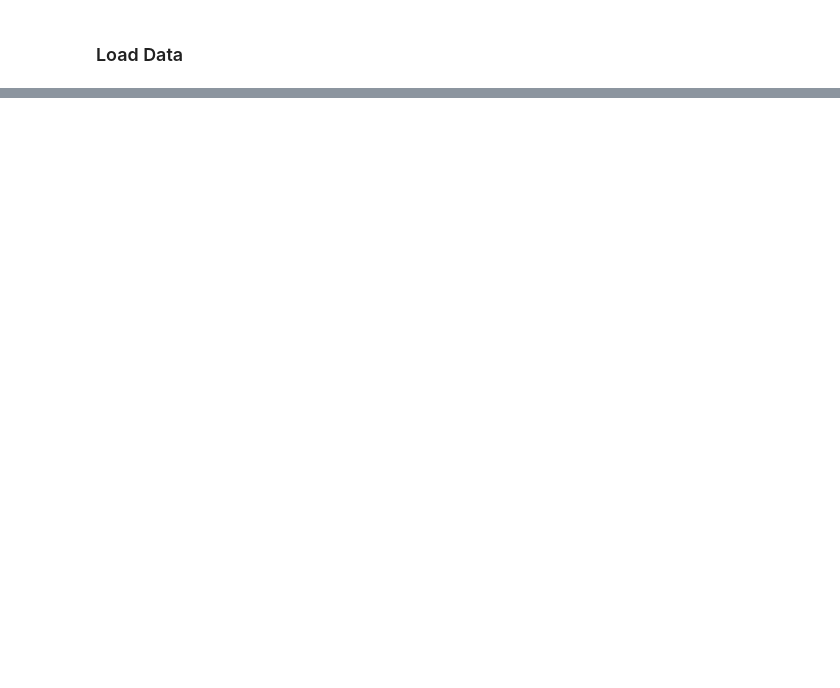
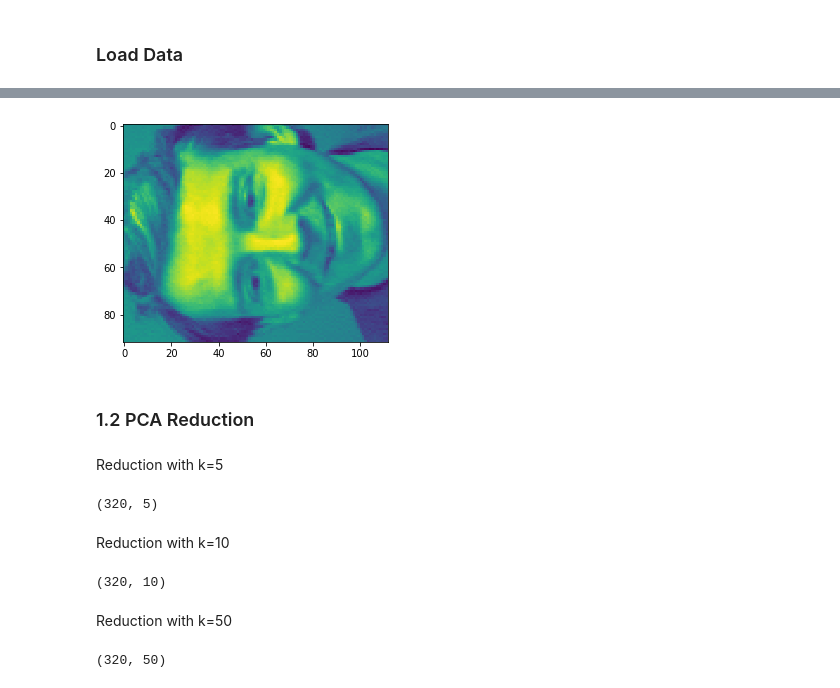
Before and after one commit to Maxabi/Faces-Classificator, a Jupyter notebook: src/exam.ipynb, the cells around one changed output, grey strips where cells are left out. Saved outputs shown, nothing was run; the diff lists cells and outputs as text; code cells hidden in the pictures; blank space fills up the shorter version.

```diff
--- a/src/exam.ipynb
+++ b/src/exam.ipynb
@@ -30,0 +107,16 @@ PATH_TRAIN_Y = "Faces_Train_Labels.csv"
+# %%
+
+
+
+hello = pd.read_csv("../data/Faces_Train_Inputs.csv", header=None)
+donne1 = hello[16:17] #donnees 17
+donne1
+
+matr = donne1.values
+image = np.reshape(matr, (92,112))
+
+imgplot = plt.imshow(image)
+# %% [output]
+[figure, added]
+# %% [markdown]
+### 1.2 PCA Reduction
@@ -30,0 +128,21 @@ PATH_TRAIN_Y = "Faces_Train_Labels.csv"
+# %% [markdown]
+Reduction with k=5
+# %%
+X_reduced5 = my_PCA(k=5)
+X_reduced5.shape
+# %% [output]
+(320, 5)
+# %% [markdown]
+Reduction with k=10
+# %%
+X_reduced10 = my_PCA(k=10)
+X_reduced10.shape
+# %% [output]
+(320, 10)
+# %% [markdown]
+Reduction with k=50
+# %%
+X_reduced50 = my_PCA(k=50)
+X_reduced50.shape
+# %% [output]
+(320, 50)
```
Also changed, not shown: parts of 29 cells of this notebook, 1 other file.
